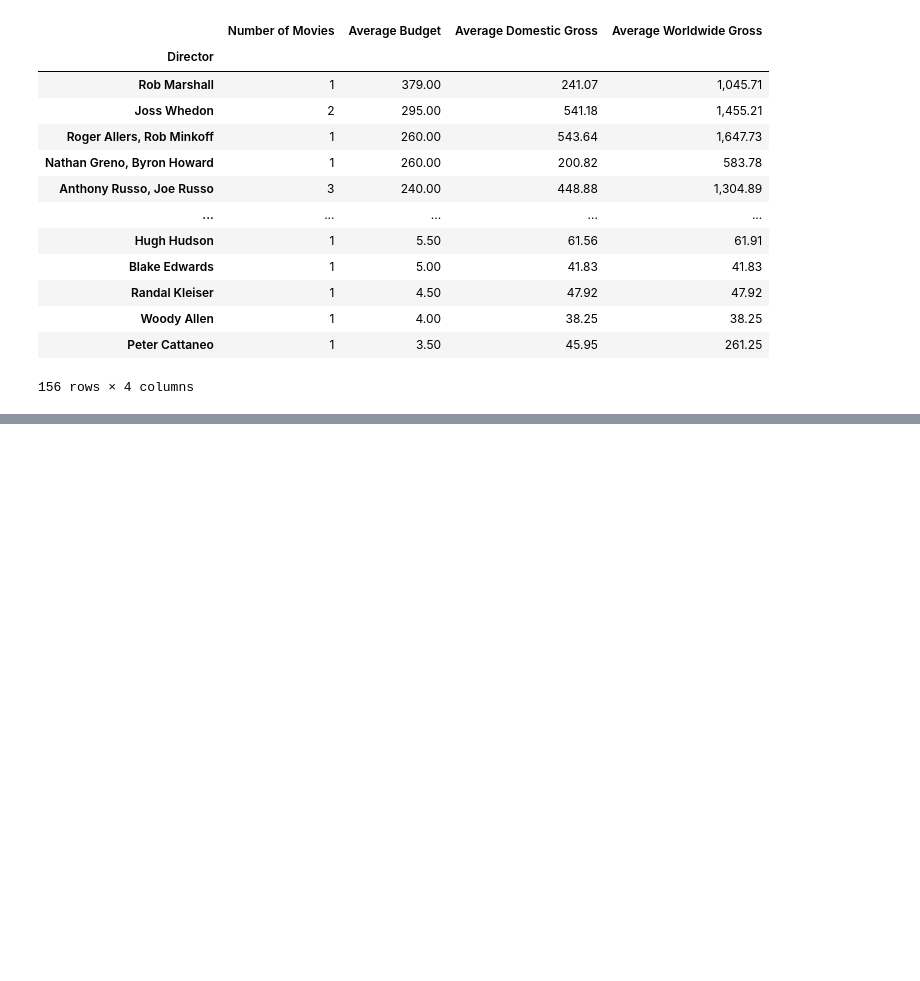
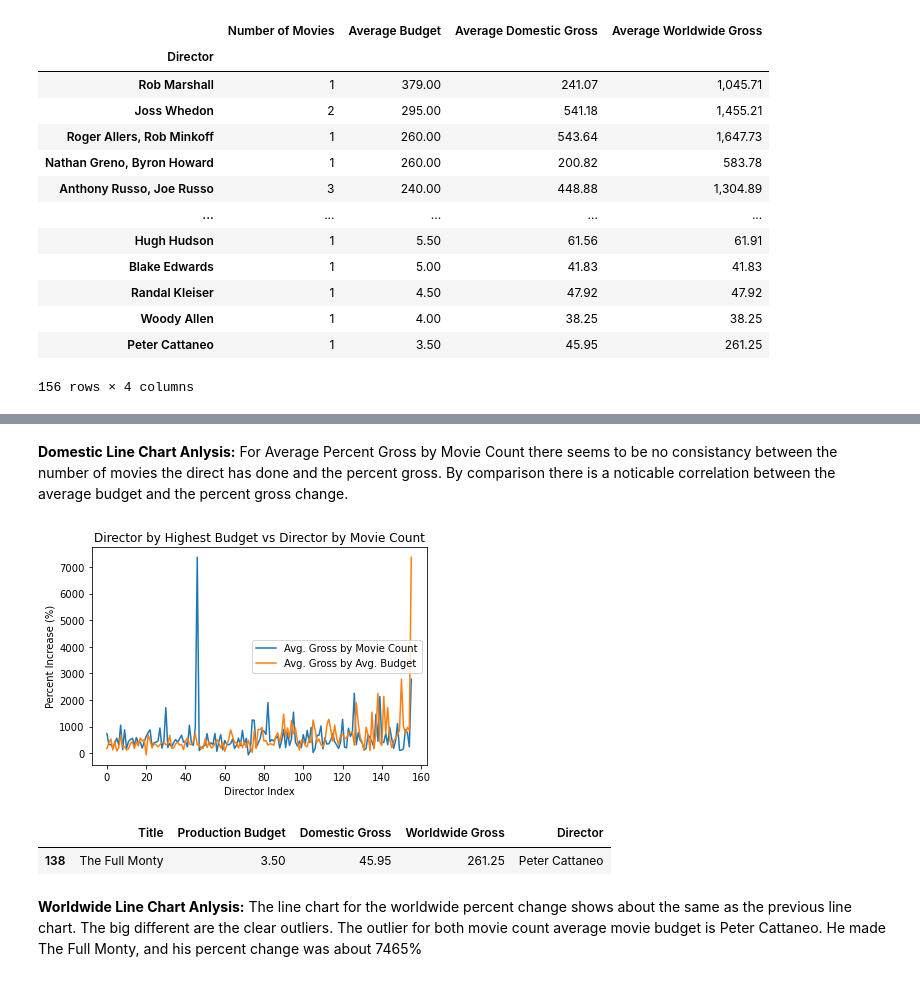
Before and after one commit to annied222/Project_1, a Jupyter notebook: directors.ipynb, the cells around one changed output, grey strips where cells are left out. Drawn from its saved outputs; the diff is of its cells as text; code cells hidden in the pictures; blank space fills up the shorter version.

```diff
--- a/directors.ipynb
+++ b/directors.ipynb
@@ -102,0 +170,24 @@ perdomincrease.to_csv("datacreatedcsv/perdomincrease.csv", index_label="Director
+# %% [markdown]
+**Domestic Line Chart Anlysis:** For Average Percent Gross by Movie Count there seems to be no consistancy between the number of movies the direct has done and the percent gross. By comparison there is a noticable correlation between the average budget and the percent gross change.
+# %%
+countworldgross = ((moviedirect_df["Average Worldwide Gross"]-moviedirect_df["Average Budget"])/moviedirect_df["Average Budget"])*100
+budgetworldgross = ((budgdirect_df["Average Worldwide Gross"]-budgdirect_df["Average Budget"])/budgdirect_df["Average Budget"])*100
+perworldincrease = pd.DataFrame(zip(countworldgross,budgetworldgross))
+perworldincrease.to_csv("datacreatedcsv/perworldincrease.csv", index_label="Director ID")
+perworldincrease = pd.read_csv("datacreatedcsv/perworldincrease.csv")
+perworldincrease = perworldincrease.rename(columns={"0":"Avg. Gross by Movie Count","1":"Avg. Gross by Avg. Budget"})
+perworldincrease = perworldincrease.drop(["Director ID"], axis=1, inplace = False)
+worldline = perworldincrease.plot.line(xlabel="Director Index", ylabel="Percent Increase (%)",
+            title = "Director by Highest Budget vs Director by Movie Count")
+# %% [output]
+[figure, added]
+# %%
+cattaneo = allmovies_df.loc[(allmovies_df["Director"])=="Peter Cattaneo"]
+cattaneo = cattaneo.drop(["Movie ID", "Rank", "Main Genre", "2nd Genre", "3rd Genre","IMDB Rating", "Studio","Year",
+                        "IMDb ID"],axis=1, inplace = False)
+cattaneo
+# %% [output]
+|  | Title | Production Budget | Domestic Gross | Worldwide Gross | Director |
+| 138 | The Full Monty | 3.50 | 45.95 | 261.25 | Peter Cattaneo |
+# %% [markdown]
+**Worldwide Line Chart Anlysis:** The line chart for the worldwide percent change shows about the same as the previous line chart. The big different are the clear outliers. The outlier for both movie count average movie budget is Peter Cattaneo. He made The Full Monty, and his percent change was about 7465%
```
Also changed, not shown: parts of 16 cells of this notebook, 8 other files.
